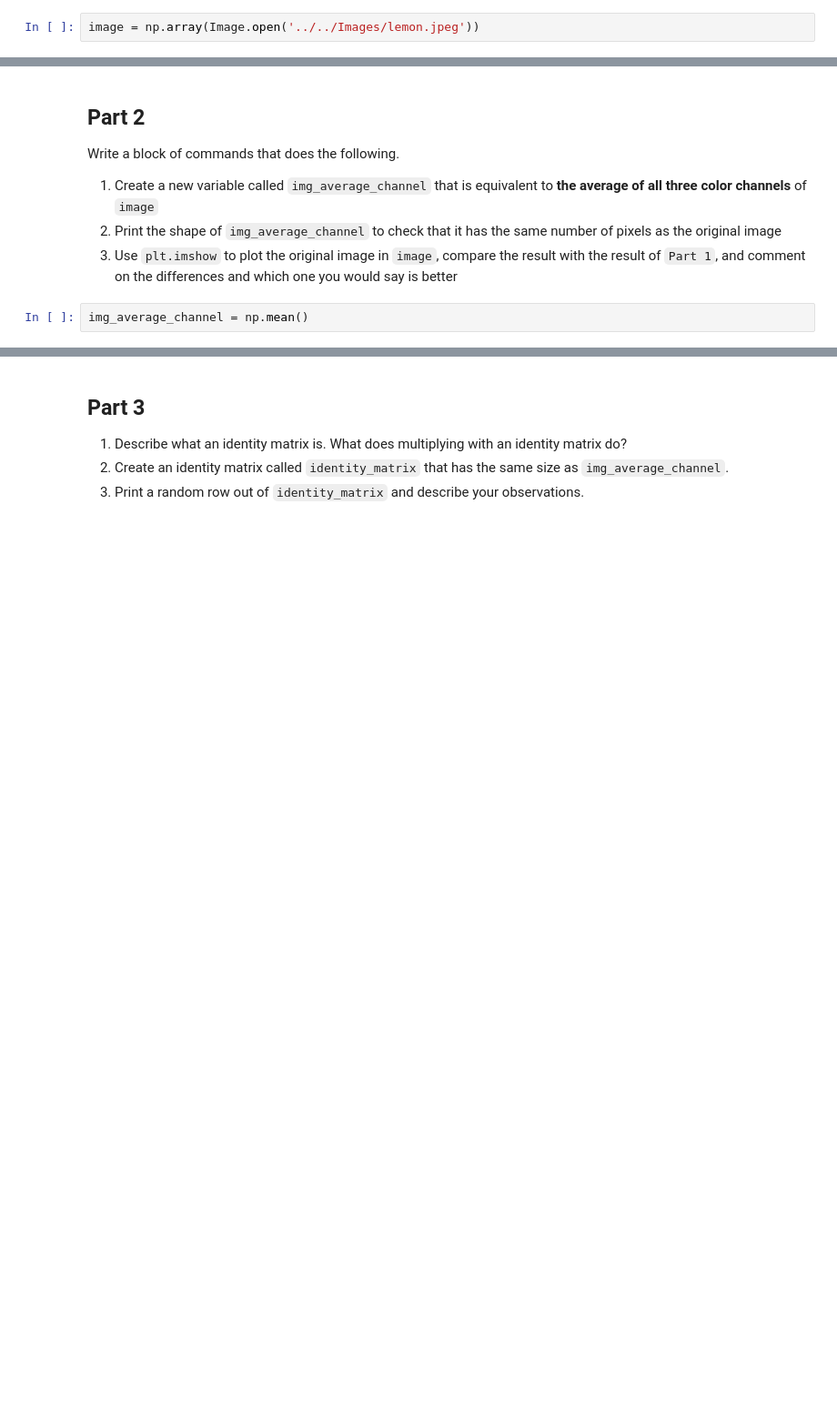
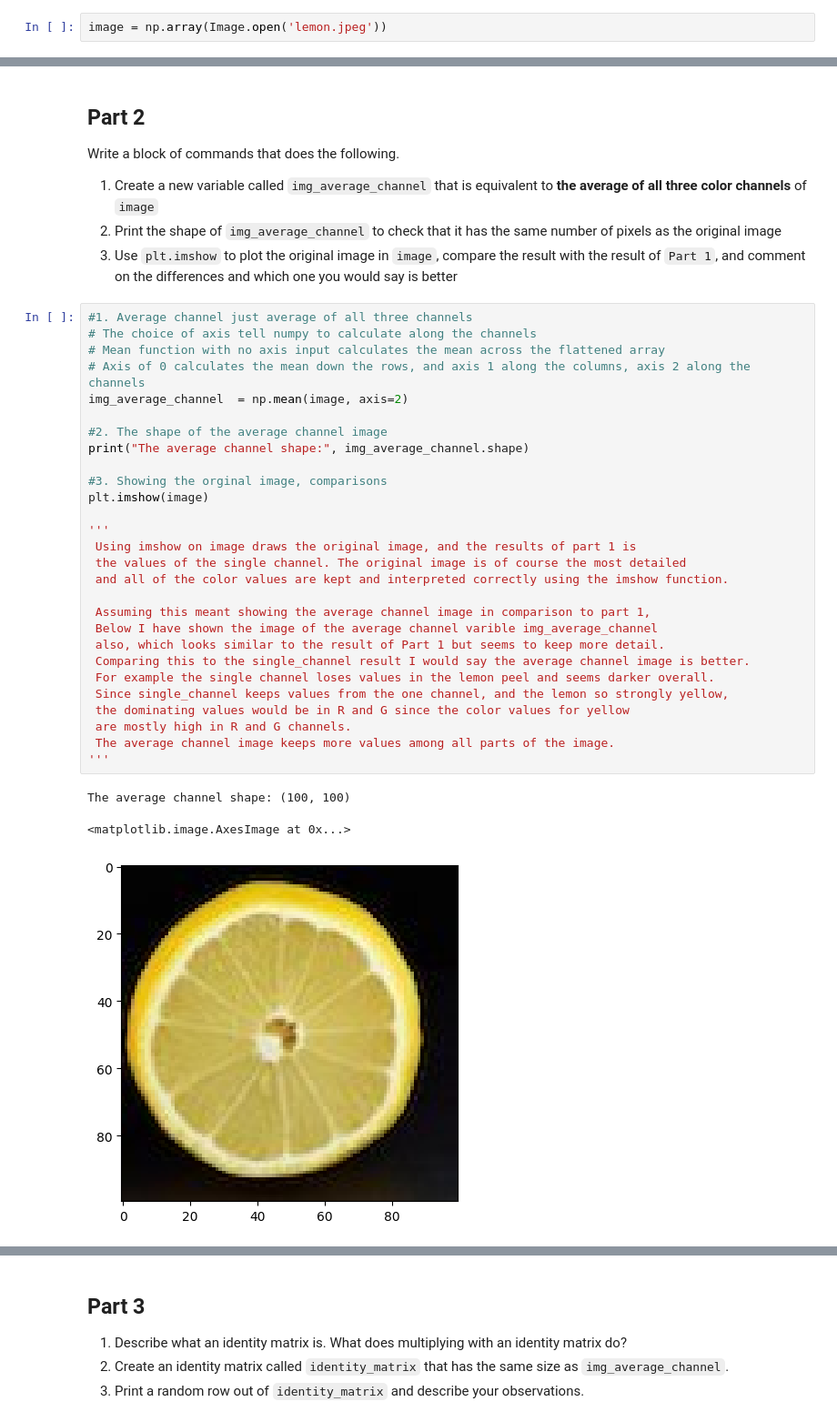
Before and after one commit to bryanl1/pattern-recognition, a Jupyter notebook: HW1/HW1.ipynb, the cells around one changed output, grey strips where cells are left out. Shown: that part at 91% size. Drawn from its saved outputs; the diff is of its cells as text; blank space fills up the shorter version.

Commit message:
Parts 1-7 done, part 8 mostly, clean up comments and end, check dot product explain

```diff
--- a/HW1/HW1.ipynb
+++ b/HW1/HW1.ipynb
@@ -21,5 +21,5 @@ import matplotlib.pyplot as plt
 # %% [markdown]
 PIL stands for Python Imaging Library, and it provides the necessary tools and functions for handling images in Python. It is used for image processing, manipulation, and analysis.
 # %%
-image = np.array(Image.open('../../Images/lemon.jpeg'))
+image = np.array(Image.open('lemon.jpeg'))
 # %%
@@ -62,4 +64,34 @@ Write a block of commands that does the following.
 3. Print the shape of `img_average_channel` to check that it has the same number of pixels as the original image
 4. Use `plt.imshow` to plot  the original image in `image`, compare the result with the result of `Part 1`, and comment on the differences and which one you would say is better
 # %%
-img_average_channel = np.mean()
+#1. Average channel just average of all three channels
+# The choice of axis tell numpy to calculate along the channels
+# Mean function with no axis input calculates the mean across the flattened array
+# Axis of 0 calculates the mean down the rows, and axis 1 along the columns, axis 2 along the channels
+img_average_channel  = np.mean(image, axis=2)
+
+#2. The shape of the average channel image
+print("The average channel shape:", img_average_channel.shape)
+
+#3. Showing the orginal image, comparisons
+plt.imshow(image)
+
+'''
+ Using imshow on image draws the original image, and the results of part 1 is
+ the values of the single channel. The original image is of course the most detailed
+ and all of the color values are kept and interpreted correctly using the imshow function.
+
+ Assuming this meant showing the average channel image in comparison to part 1,
+ Below I have shown the image of the average channel varible img_average_channel
+ also, which looks similar to the result of Part 1 but seems to keep more detail.
+ Comparing this to the single_channel result I would say the average channel image is better.
+ For example the single channel loses values in the lemon peel and seems darker overall.
+ Since single_channel keeps values from the one channel, and the lemon so strongly yellow,
+ the dominating values would be in R and G since the color values for yellow
+ are mostly high in R and G channels.
+ The average channel image keeps more values among all parts of the image.
+'''
+# %% [output]
+The average channel shape: (100, 100)
+<matplotlib.image.AxesImage at 0x...>
+[figure, added]
```
Also changed, not shown: parts of 13 cells of this notebook, 1 other file.
